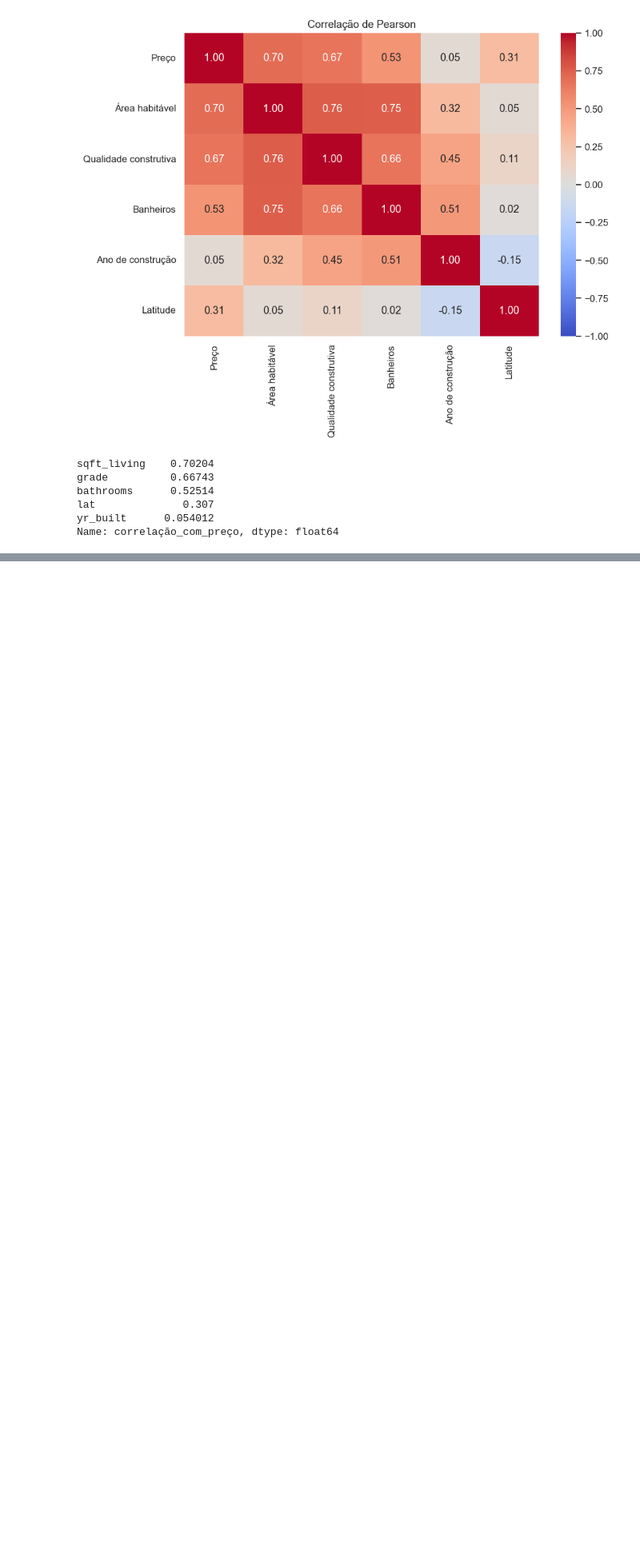
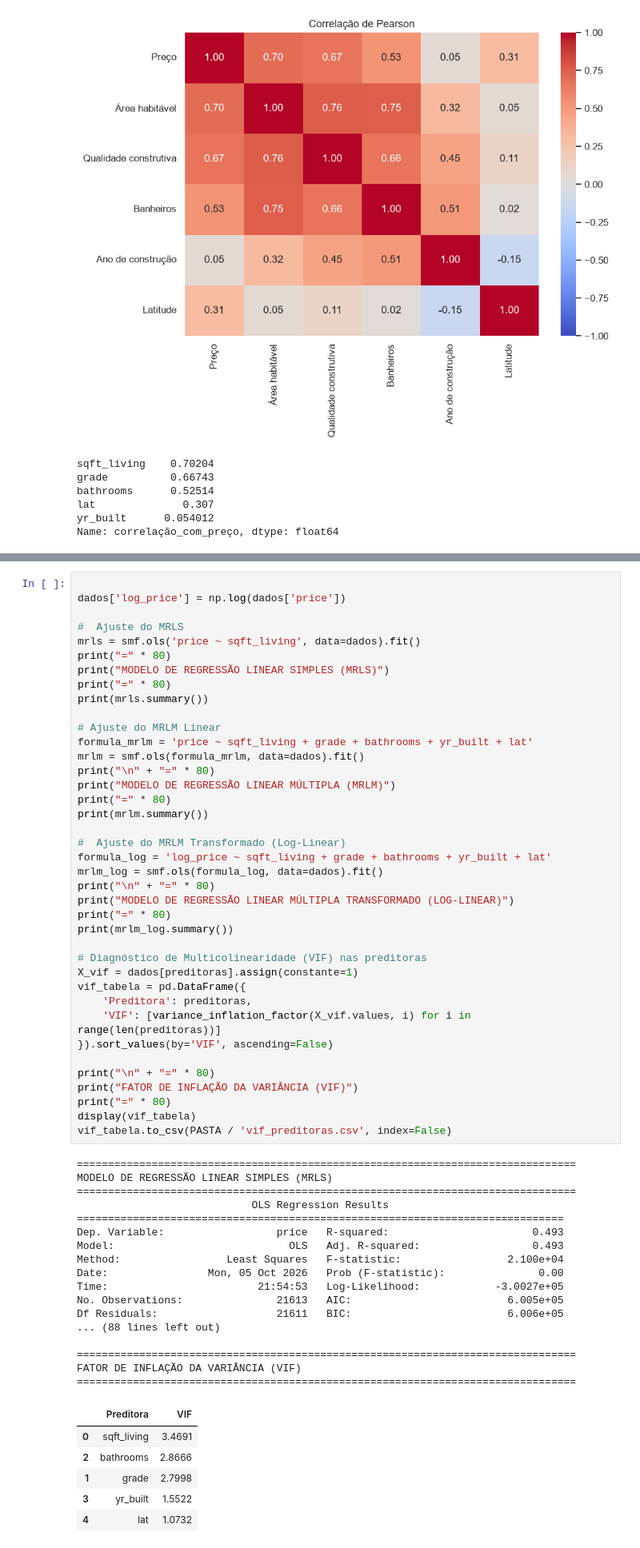
Before and after one commit to igor-xmchaves/analise_house_sales, a Jupyter notebook: house_sales.ipynb, the cells around one changed output, grey strips where cells are left out. Shown at 80% size. Saved outputs shown, nothing was run; the diff lists cells and outputs as text; blank space fills up the shorter version.

```diff
--- a/house_sales.ipynb
+++ b/house_sales.ipynb
@@ -538,0 +545,63 @@ Name: correlação_com_preço, dtype: float64
+# %%
+
+dados['log_price'] = np.log(dados['price'])
+
+#  Ajuste do MRLS
+mrls = smf.ols('price ~ sqft_living', data=dados).fit()
+print("=" * 80)
+print("MODELO DE REGRESSÃO LINEAR SIMPLES (MRLS)")
+print("=" * 80)
+print(mrls.summary())
+
+# Ajuste do MRLM Linear
+formula_mrlm = 'price ~ sqft_living + grade + bathrooms + yr_built + lat'
+mrlm = smf.ols(formula_mrlm, data=dados).fit()
+print("\n" + "=" * 80)
+print("MODELO DE REGRESSÃO LINEAR MÚLTIPLA (MRLM)")
+print("=" * 80)
+print(mrlm.summary())
+
+#  Ajuste do MRLM Transformado (Log-Linear)
+formula_log = 'log_price ~ sqft_living + grade + bathrooms + yr_built + lat'
+mrlm_log = smf.ols(formula_log, data=dados).fit()
+print("\n" + "=" * 80)
+print("MODELO DE REGRESSÃO LINEAR MÚLTIPLA TRANSFORMADO (LOG-LINEAR)")
+print("=" * 80)
+print(mrlm_log.summary())
+
+# Diagnóstico de Multicolinearidade (VIF) nas preditoras
+X_vif = dados[preditoras].assign(constante=1)
+vif_tabela = pd.DataFrame({
+    'Preditora': preditoras,
+    'VIF': [variance_inflation_factor(X_vif.values, i) for i in range(len(preditoras))]
+}).sort_values(by='VIF', ascending=False)
+
+print("\n" + "=" * 80)
+print("FATOR DE INFLAÇÃO DA VARIÂNCIA (VIF)")
+print("=" * 80)
+display(vif_tabela)
+vif_tabela.to_csv(PASTA / 'vif_preditoras.csv', index=False)
+# %% [output]
+================================================================================
+MODELO DE REGRESSÃO LINEAR SIMPLES (MRLS)
+================================================================================
+                            OLS Regression Results
+==============================================================================
+Dep. Variable:                  price   R-squared:                       0.493
+Model:                            OLS   Adj. R-squared:                  0.493
+Method:                 Least Squares   F-statistic:                 2.100e+04
+Date:                Mon, 05 Oct 2026   Prob (F-statistic):               0.00
+Time:                        21:54:53   Log-Likelihood:            -3.0027e+05
+No. Observations:               21613   AIC:                         6.005e+05
+Df Residuals:                   21611   BIC:                         6.006e+05
+... (88 lines left out)
+
+================================================================================
+FATOR DE INFLAÇÃO DA VARIÂNCIA (VIF)
+================================================================================
+|  | Preditora | VIF |
+| 0 | sqft_living | 3.4691 |
+| 2 | bathrooms | 2.8666 |
+| 1 | grade | 2.7998 |
+| 3 | yr_built | 1.5522 |
+| 4 | lat | 1.0732 |
```
Also changed, not shown: parts of 8 cells of this notebook, 7 other files.
